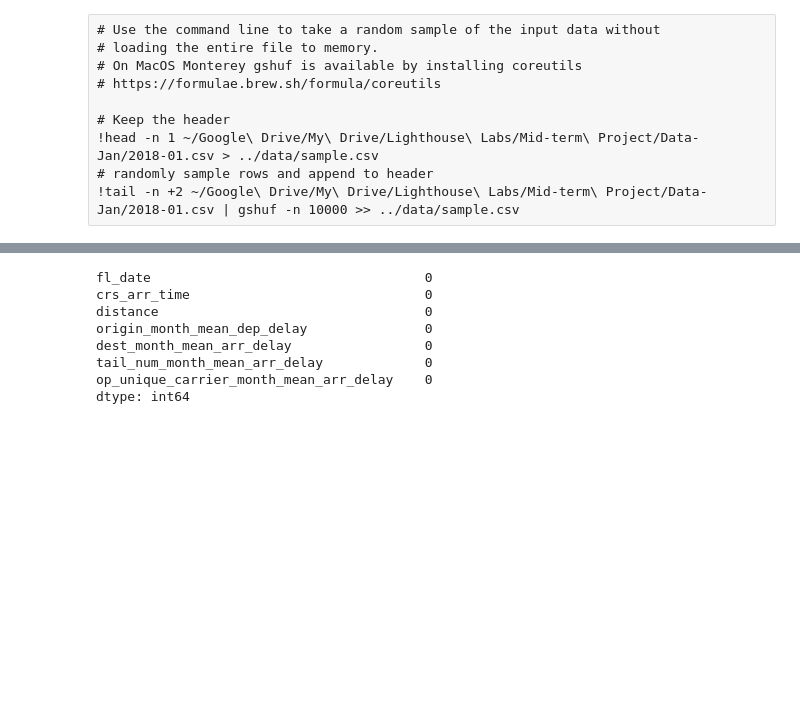
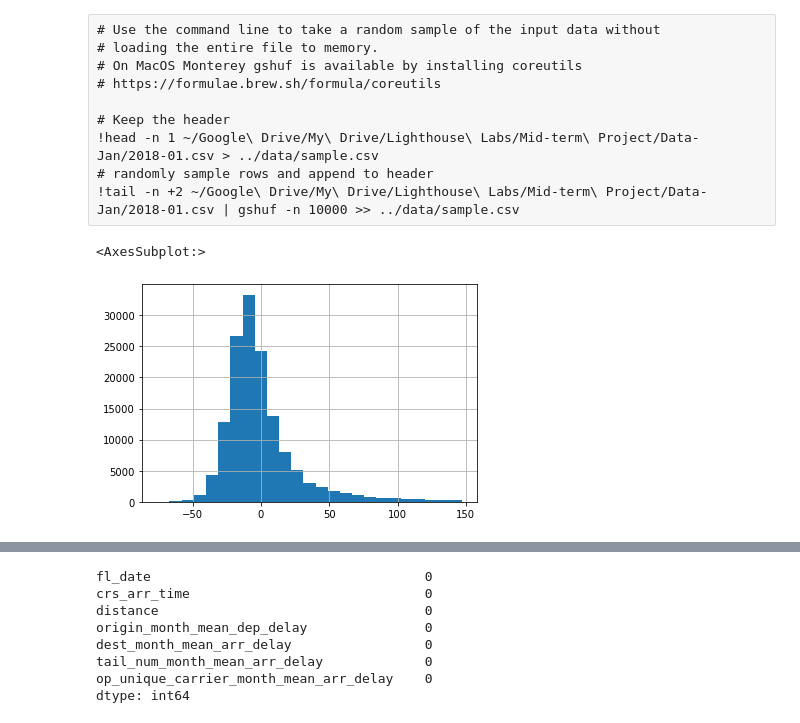
Before and after one commit to Mkyleran/mid-term-project-I, a Jupyter notebook: src/XGBoost_2.ipynb, the cells around one changed output, grey strips where cells are left out. Drawn from its saved outputs; the diff is of its cells as text; code cells hidden in the pictures; blank space fills up the shorter version.

```diff
--- a/src/XGBoost_2.ipynb
+++ b/src/XGBoost_2.ipynb
@@ -271,5 +261,12 @@ def load(data_set: 'str' = 'sample', time_period: 'str' = 'week'):
            inplace=True)
 
     return X, y
+# %%
+data = load(data_set='full', time_period='month')
+# %%
+data['arr_delay'].hist(bins=25)
+# %% [output]
+<AxesSubplot:>
+[figure, added]
 # %%
 X, y = load(data_set='full', time_period='month')
```
Also changed, not shown: parts of 57 cells of this notebook.
